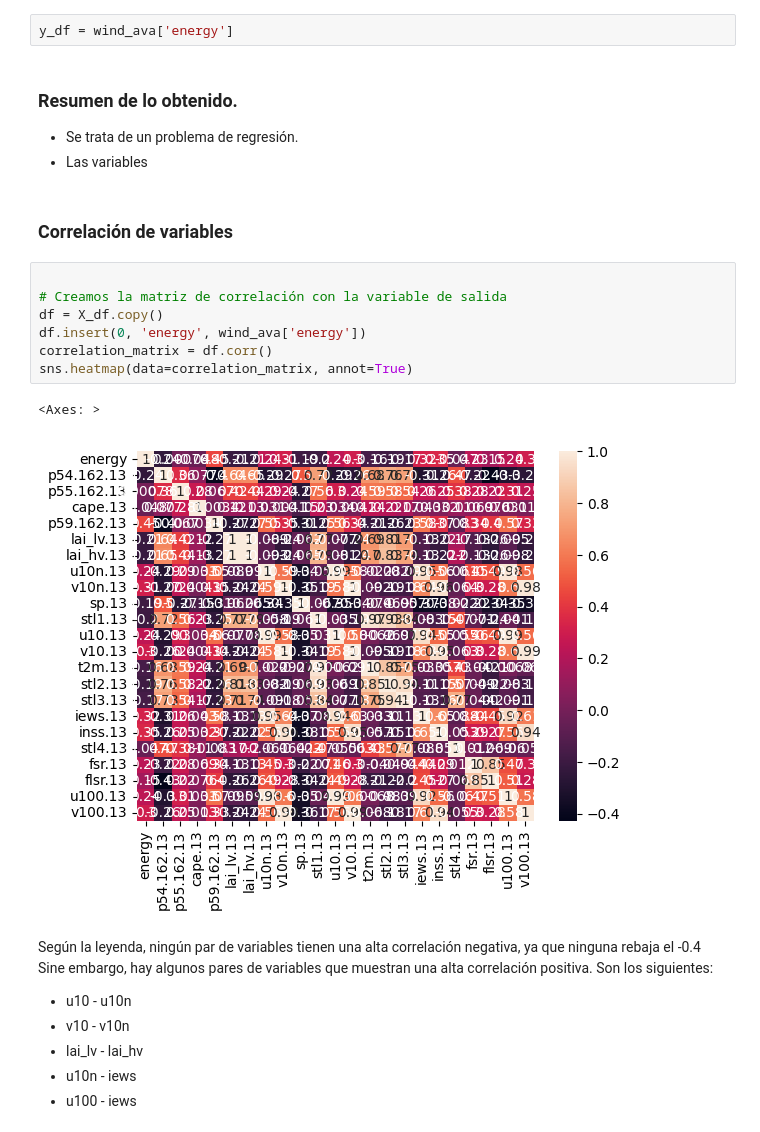
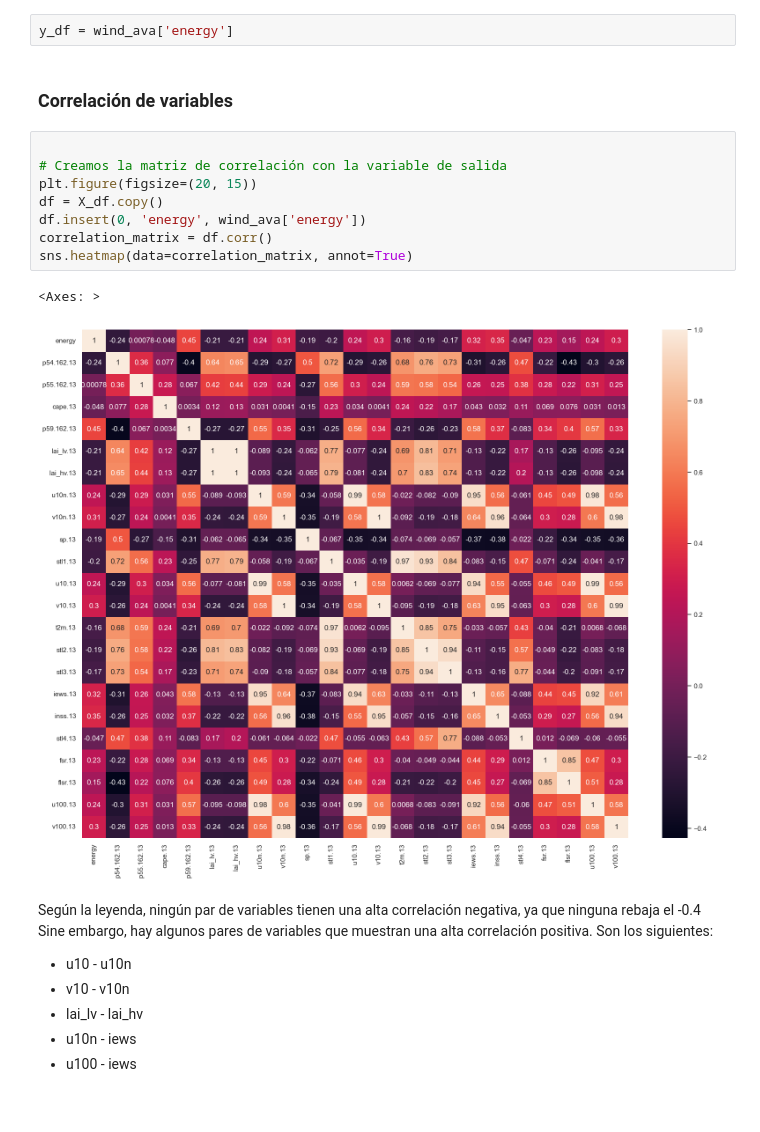
Before and after one commit to celiiaaa/Energy_Prediction_System, a Jupyter notebook: main.ipynb, the cells around one changed output. Saved outputs shown, nothing was run; the diff lists cells and outputs as text; blank space fills up the shorter version.

```diff
--- a/main.ipynb
+++ b/main.ipynb
@@ -208,23 +262,19 @@ else:
 Se trata de un problema de regresión.
 # %%
 y_df = wind_ava['energy']
-# %% [markdown]
-### Resumen de lo obtenido.
-
-- Se trata de un problema de regresión.
-- Las variables
 # %% [markdown]
 ### Correlación de variables
 # %%
 
 # Creamos la matriz de correlación con la variable de salida
+plt.figure(figsize=(20, 15))
 df = X_df.copy()
 df.insert(0, 'energy', wind_ava['energy'])
 correlation_matrix = df.corr()
 sns.heatmap(data=correlation_matrix, annot=True)
 # %% [output]
 <Axes: >
-[figure, old version]
+[figure, new version]
 # %% [markdown]
 Según la leyenda, ningún par de variables tienen una alta correlación negativa, ya que ninguna rebaja el -0.4
 Sine embargo, hay algunos pares de variables que muestran una alta correlación positiva. Son los siguientes:
```
Also changed, not shown: parts of 21 cells of this notebook.
